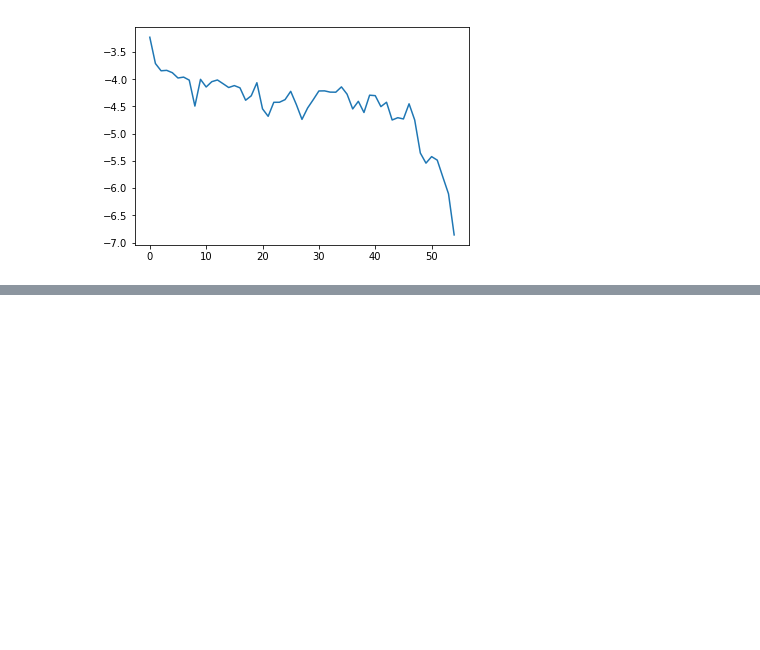
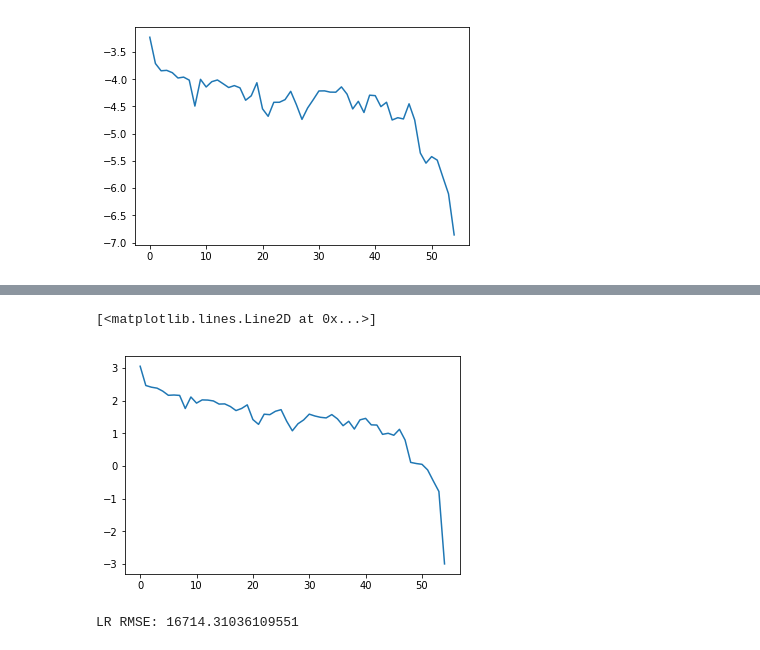
Before and after one commit to elicassion/Do-Popular-Songs-Endure, a Jupyter notebook: scripts/DoSongsEndure_Ultimate.ipynb, the cells around one changed output, grey strips where cells are left out. Cells and saved outputs as stored; diff of their text form; code cells hidden in the pictures; blank space fills up the shorter version.

```diff
--- a/scripts/DoSongsEndure_Ultimate.ipynb
+++ b/scripts/DoSongsEndure_Ultimate.ipynb
@@ -375,0 +519,12 @@ np
+# %%
+plt.plot(range(len(lr_gap_coefs)), np.log(lr_gap_coefs))
+# %% [output]
+[<matplotlib.lines.Line2D at 0x...>]
+[figure, added]
+# %%
+lr_gap_popularity_pred = lr_gap.predict(feature_gap_df[FEATURES])
+lr_gap_popularity_truth = feature_gap_df['spotify_popularity_2018']
+lr_gap_rmse = np.sqrt(sklearn.metrics.mean_squared_error(lr_gap_popularity_pred, lr_gap_popularity_truth))
+print ("LR RMSE: {}".format(lr_gap_rmse))
+# %% [output]
+LR RMSE: 16714.31036109551
```
Also changed, not shown: parts of 23 cells of this notebook.
